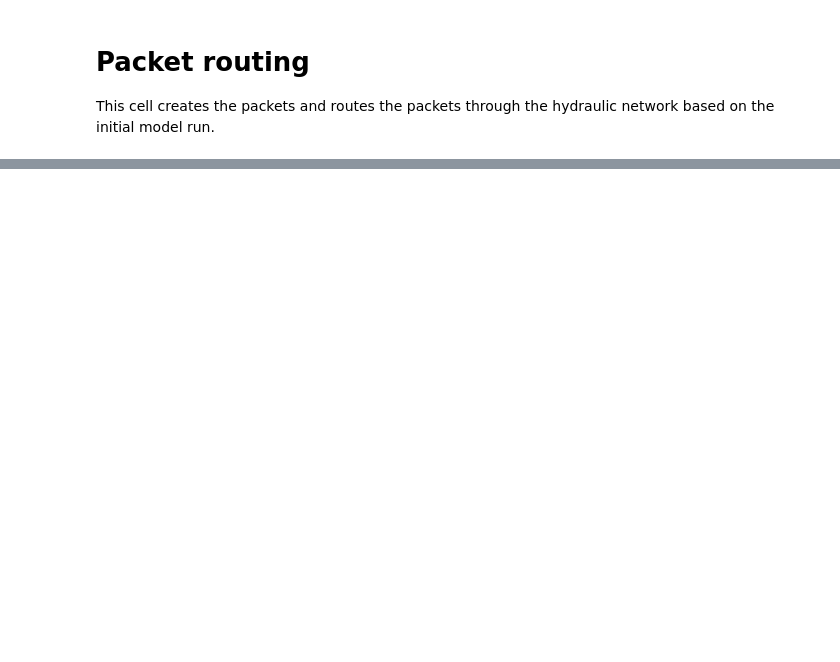
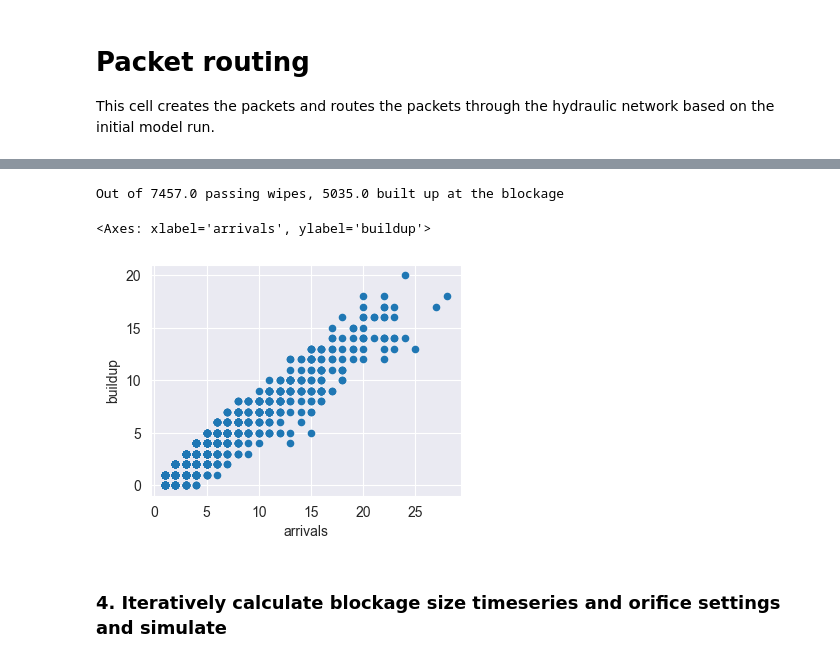
Before and after one commit to alBartig/PacketSWMM, a Jupyter notebook: apps/con_sim_interface.ipynb, the cells around one changed output, grey strips where cells are left out. Drawn from its saved outputs; the diff is of its cells as text; code cells hidden in the pictures; blank space fills up the shorter version.

Commit message:
blockage simulation updated and cleaned

```diff
--- a/apps/con_sim_interface.ipynb
+++ b/apps/con_sim_interface.ipynb
@@ -269,0 +108,7 @@ df_flows.index[-1]
+# %%
+# get flowrates
+s_flowrates = router.df_flows["MH3295504178.1"].resample("1h").mean().rename("flow")
+df = pd.concat([s_arrivals, s_flowrates], axis=1)
+# df = df.dropna()
+df["arrivals"].fillna(0, inplace=True)
+df
@@ -269,0 +131,22 @@ df_flows.index[-1]
+# %%
+from blockage import snag, accumulate
+
+accumulation = np.zeros(len(df))
+pile = 0
+wipes_per_flush = 0.1
+
+for i, (idx, values) in enumerate(df.iterrows()):
+    n_arrivals = (wipes_per_flush * values["arrivals"]).round(0).astype(int)
+    flowrate = values["flow"]
+    accumulations = 0
+    # if no pile exists, calculate snagging
+    while (pile == 0) & (n_arrivals > 0):
+        snagged = snag(flowrate)
+        pile += snagged
+        accumulations += snagged
+        n_arrivals -= 1
+    # calculate accumulation with remaining arriving wipes
+    accumulations += sum([accumulate(flowrate) for _ in range(n_arrivals)])
+    accumulation[i] = accumulations
+
+df["accumulation"] = accumulation
@@ -269,0 +162,9 @@ df_flows.index[-1]
+# %%
+print(f"Out of {df['arrivals'].sum()} passing wipes, {df['buildup'].sum()} built up at the blockage")
+df.plot(kind="scatter", x="arrivals", y="buildup", figsize=[4,3])
+# %% [output]
+Out of 7457.0 passing wipes, 5035.0 built up at the blockage
+<Axes: xlabel='arrivals', ylabel='buildup'>
+[figure, added]
+# %% [markdown]
+### 4. Iteratively calculate blockage size timeseries and orifice settings and simulate
```
Also changed, not shown: parts of 37 cells of this notebook, 7 other files.
